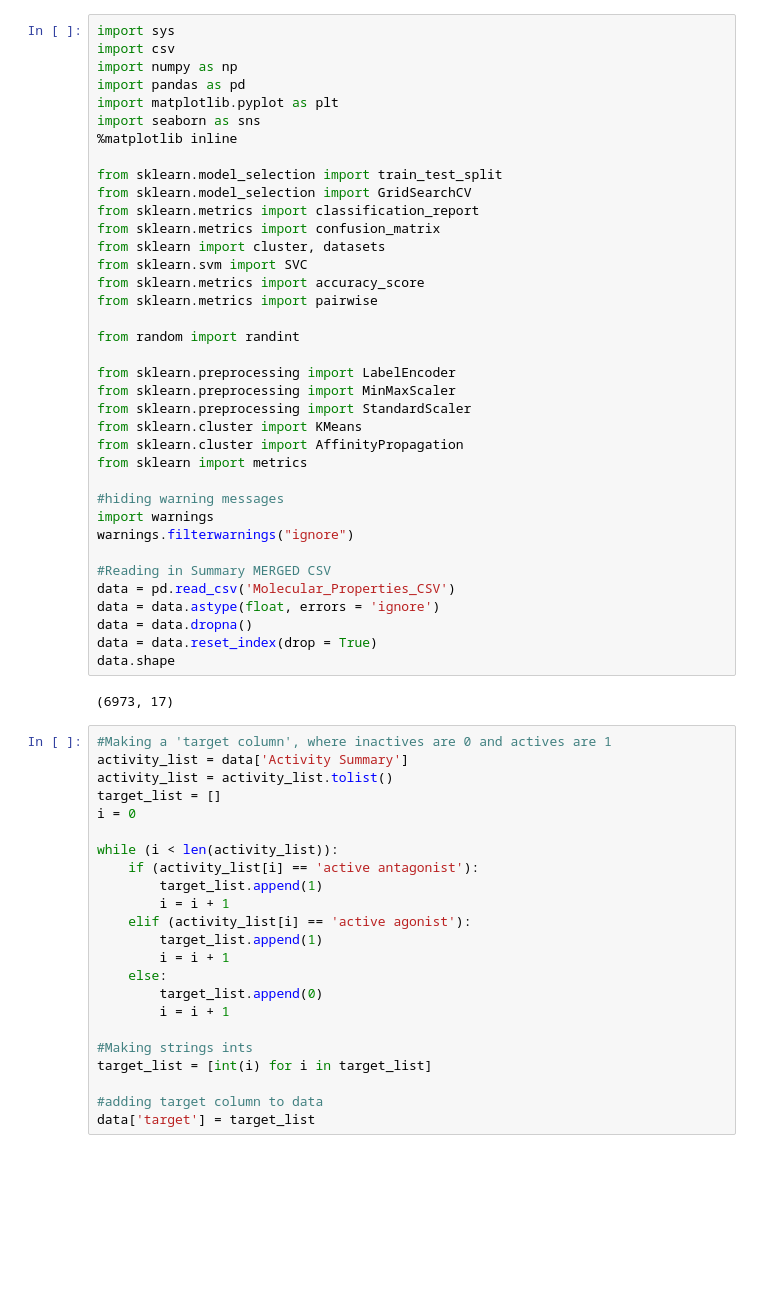
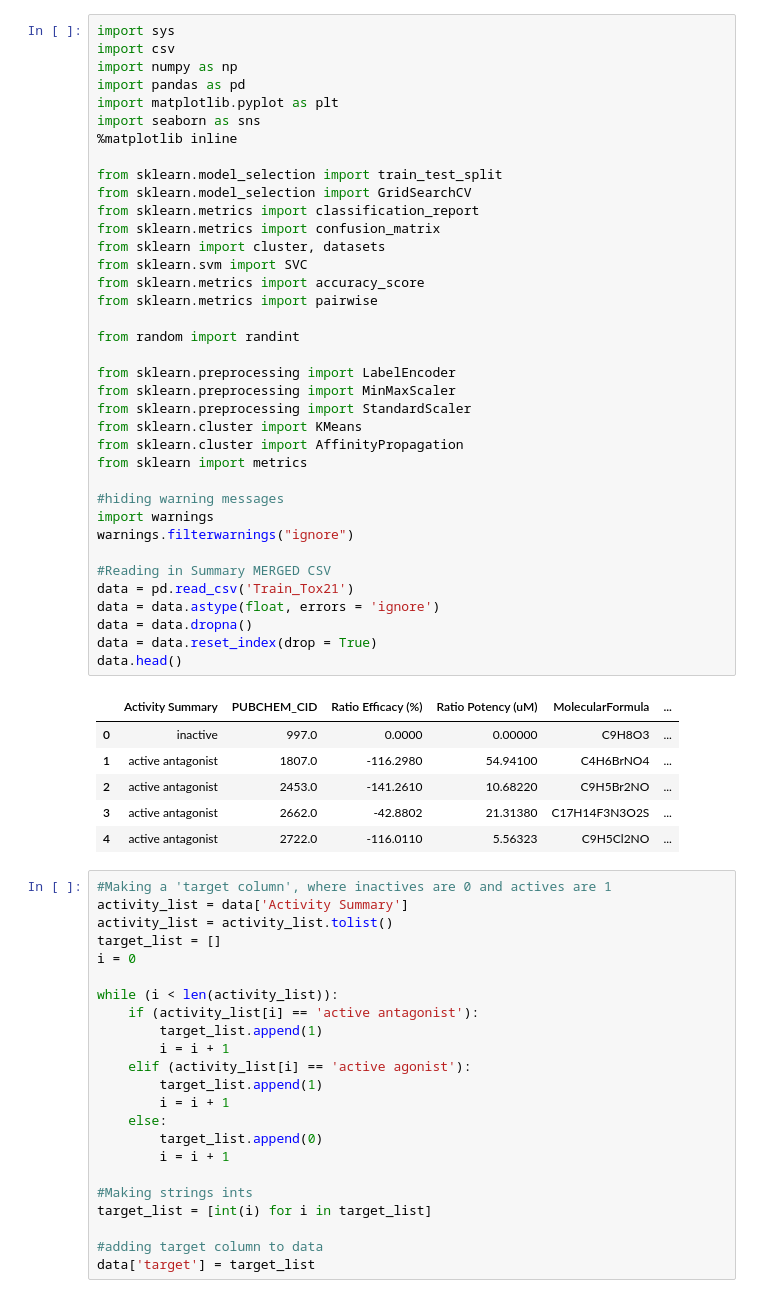
Before and after one commit to shreyasingh1/NCBI, a Jupyter notebook: Downsampling Tox21.ipynb, the cells around one changed output. Cells and saved outputs as stored; diff of their text form; blank space fills up the shorter version.

```diff
--- a/Downsampling Tox21.ipynb
+++ b/Downsampling Tox21.ipynb
@@ -7,36 +7,41 @@ import matplotlib.pyplot as plt
 import seaborn as sns
 %matplotlib inline
 
 from sklearn.model_selection import train_test_split
 from sklearn.model_selection import GridSearchCV
 from sklearn.metrics import classification_report
 from sklearn.metrics import confusion_matrix
 from sklearn import cluster, datasets
 from sklearn.svm import SVC
 from sklearn.metrics import accuracy_score
 from sklearn.metrics import pairwise
 
 from random import randint
 
 from sklearn.preprocessing import LabelEncoder
 from sklearn.preprocessing import MinMaxScaler
 from sklearn.preprocessing import StandardScaler
 from sklearn.cluster import KMeans
 from sklearn.cluster import AffinityPropagation
 from sklearn import metrics
 
 #hiding warning messages
 import warnings
 warnings.filterwarnings("ignore")
 
 #Reading in Summary MERGED CSV
-data = pd.read_csv('Molecular_Properties_CSV')
+data = pd.read_csv('Train_Tox21')
 data = data.astype(float, errors = 'ignore')
 data = data.dropna()
 data = data.reset_index(drop = True)
-data.shape
+data.head()
 # %% [output]
-(6973, 17)
+|  | Activity Summary | PUBCHEM_CID | Ratio Efficacy (%) | Ratio Potency (uM) | MolecularFormula | ... |
+| 0 | inactive | 997.0 | 0.0000 | 0.00000 | C9H8O3 | ... |
+| 1 | active antagonist | 1807.0 | -116.2980 | 54.94100 | C4H6BrNO4 | ... |
+| 2 | active antagonist | 2453.0 | -141.2610 | 10.68220 | C9H5Br2NO | ... |
+| 3 | active antagonist | 2662.0 | -42.8802 | 21.31380 | C17H14F3N3O2S | ... |
+| 4 | active antagonist | 2722.0 | -116.0110 | 5.56323 | C9H5Cl2NO | ... |
 # %%
 #Making a 'target column', where inactives are 0 and actives are 1
 activity_list = data['Activity Summary']
```
Also changed, not shown: parts of 5 cells of this notebook, 16 other files.
